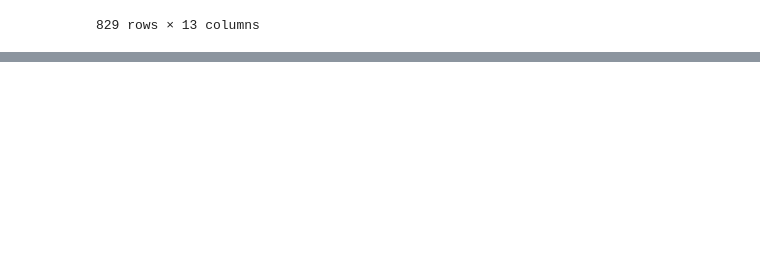
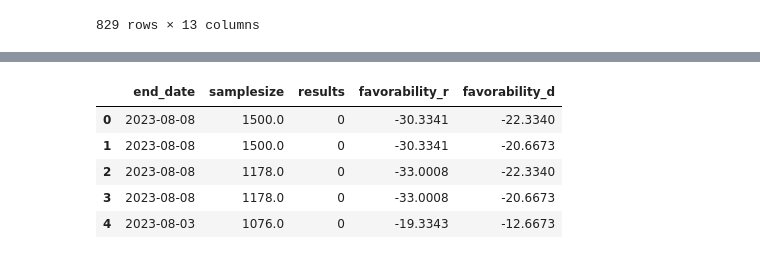
Before and after one commit to MSchell0129/Complex_Political_Phenomenon, a Jupyter notebook: Code_Files/2023_polling_data.ipynb, the cells around one changed output, grey strips where cells are left out. Saved outputs shown, nothing was run; the diff lists cells and outputs as text; code cells hidden in the pictures; blank space fills up the shorter version.

```diff
--- a/Code_Files/2023_polling_data.ipynb
+++ b/Code_Files/2023_polling_data.ipynb
@@ -248,3 +273,14 @@ biden_v_trump.head()
+# %%
+biden_v_trump = biden_v_trump.rename(columns={'favorability_x': 'favorability_r', 'favorability_y': 'favorability_d', 'results_x': 'results', 'samplesize_x': 'samplesize'})
+biden_v_trump = biden_v_trump.drop(columns=['results_y', 'party_y', 'party_x', 'samplesize_y'])
+biden_v_trump.head()
+# %% [output]
+|  | end_date | samplesize | results | favorability_r | favorability_d |
+| 0 | 2023-08-08 | 1500.0 | 0 | -30.3341 | -22.3340 |
+| 1 | 2023-08-08 | 1500.0 | 0 | -30.3341 | -20.6673 |
+| 2 | 2023-08-08 | 1178.0 | 0 | -33.0008 | -22.3340 |
+| 3 | 2023-08-08 | 1178.0 | 0 | -33.0008 | -20.6673 |
+| 4 | 2023-08-03 | 1076.0 | 0 | -19.3343 | -12.6673 |
 # %%
 biden_v_trump.to_csv('../election_resources/biden_v_trump24.csv', index=False)
 biden_v_trump.to_json('../election_resources/biden_v_trump24.json', orient='records')
```
Also changed, not shown: parts of 6 cells of this notebook, 5 other files.
